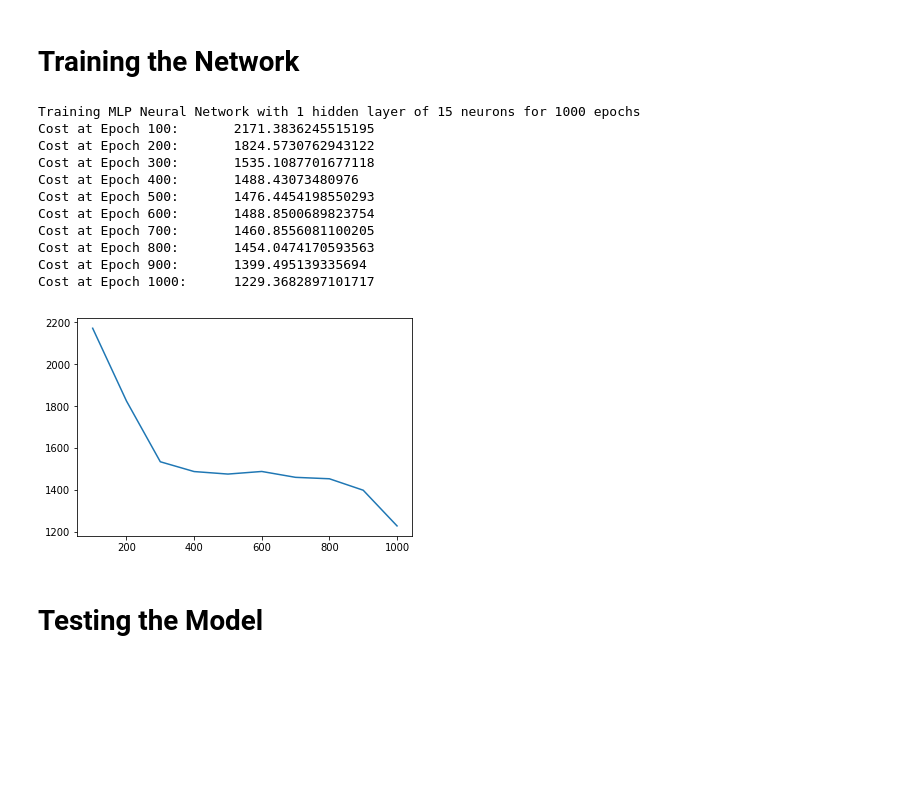
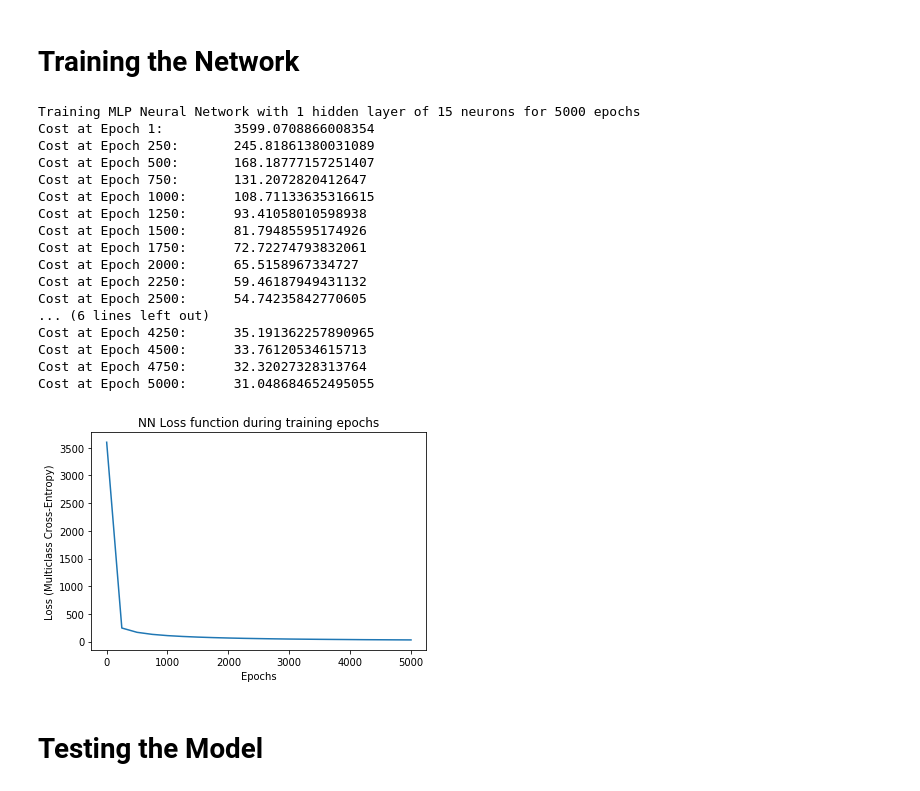
Before and after one commit to tomereldor/Deep_Learning, a Jupyter notebook: Neural Network from Scratch.ipynb, the cells around one changed output. Saved outputs shown, nothing was run; the diff lists cells and outputs as text; code cells hidden in the pictures; blank space fills up the shorter version.

Commit message:
Increased training epochs and parameters

```diff
--- a/Neural Network from Scratch.ipynb
+++ b/Neural Network from Scratch.ipynb
@@ -20,9 +21,9 @@ X_full, y_full = dataset['data'], dataset['target']
 n_classes = 10
 
 # Reduce to a susbsample (while working on the code)
-SUBSAMPLE_SIZE = 10000 # choose how many samples for now
+SUBSAMPLE_SIZE = 50000 # choose how many samples for now
 subsample_idx = np.random.choice(X_full.shape[0], SUBSAMPLE_SIZE) # array of indices of subsample
-X, y = X_raw_full[subsample_idx], y_full[subsample_idx]
+X, y = X_full[subsample_idx], y_full[subsample_idx]
 
 # Shuffle X and Y for random sampling
 index_random = np.random.permutation(X.shape[0])
@@ -196,20 +229,26 @@ class neural_net_mlp:
 # %%
 # Initialize a Neural Network (MLP) object
 nn = neural_net_mlp(X_train, Y_train, n_hidden_nodes = 15, n_classes = 10, learning_rate = 0.5)
-nn.train(n_epochs = 1000, n_prints = 10, showprint = 1, showplot = 1)
+nn.train(n_epochs = 5000, n_prints = 20, showprint = 1, showplot = 1)
 # %% [output]
-Training MLP Neural Network with 1 hidden layer of 15 neurons for 1000 epochs
-Cost at Epoch 100:       2171.3836245515195
-Cost at Epoch 200:       1824.5730762943122
-Cost at Epoch 300:       1535.1087701677118
-Cost at Epoch 400:       1488.43073480976
-Cost at Epoch 500:       1476.4454198550293
-Cost at Epoch 600:       1488.8500689823754
-Cost at Epoch 700:       1460.8556081100205
-Cost at Epoch 800:       1454.0474170593563
-Cost at Epoch 900:       1399.495139335694
-Cost at Epoch 1000:      1229.3682897101717
+Training MLP Neural Network with 1 hidden layer of 15 neurons for 5000 epochs
+Cost at Epoch 1:         3599.0708866008354
+Cost at Epoch 250:       245.81861380031089
+Cost at Epoch 500:       168.18777157251407
+Cost at Epoch 750:       131.2072820412647
+Cost at Epoch 1000:      108.71133635316615
+Cost at Epoch 1250:      93.41058010598938
+Cost at Epoch 1500:      81.79485595174926
+Cost at Epoch 1750:      72.72274793832061
+Cost at Epoch 2000:      65.5158967334727
+Cost at Epoch 2250:      59.46187949431132
+Cost at Epoch 2500:      54.74235842770605
+... (6 lines left out)
+Cost at Epoch 4250:      35.191362257890965
+Cost at Epoch 4500:      33.76120534615713
+Cost at Epoch 4750:      32.32027328313764
+Cost at Epoch 5000:      31.048684652495055
-[figure, old version]
+[figure, new version]
 # %% [markdown]
 # Testing the Model
 # %%
```
Also changed, not shown: parts of 8 cells of this notebook.
